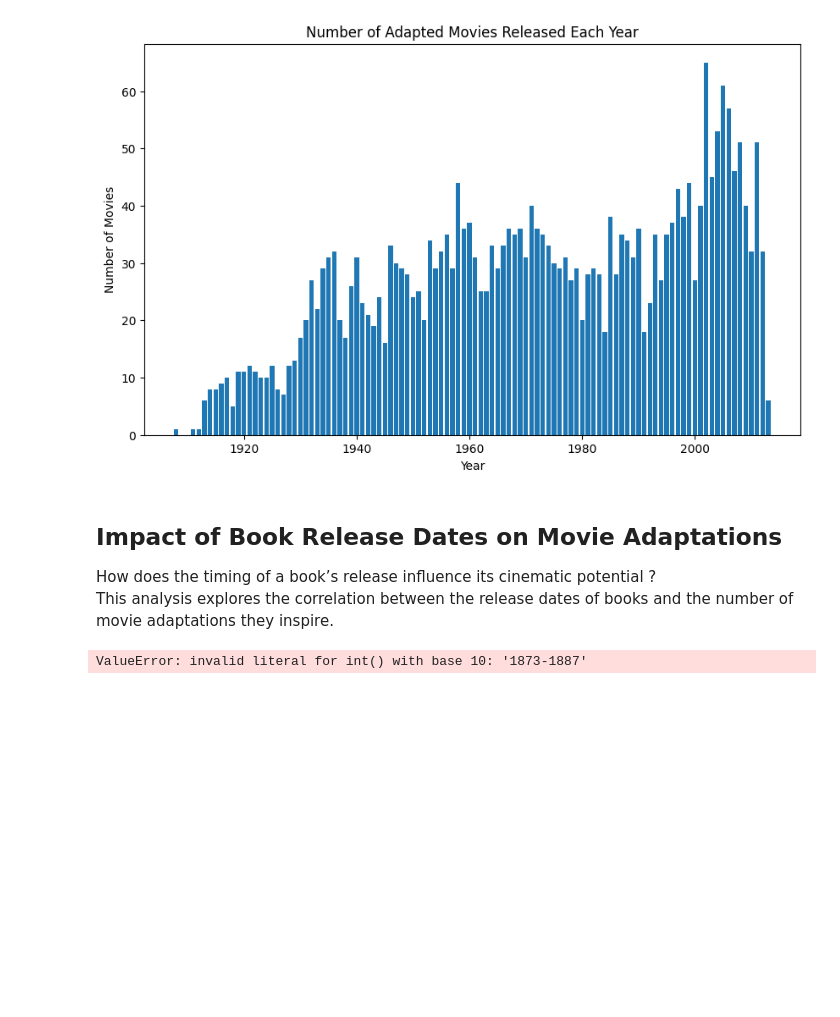
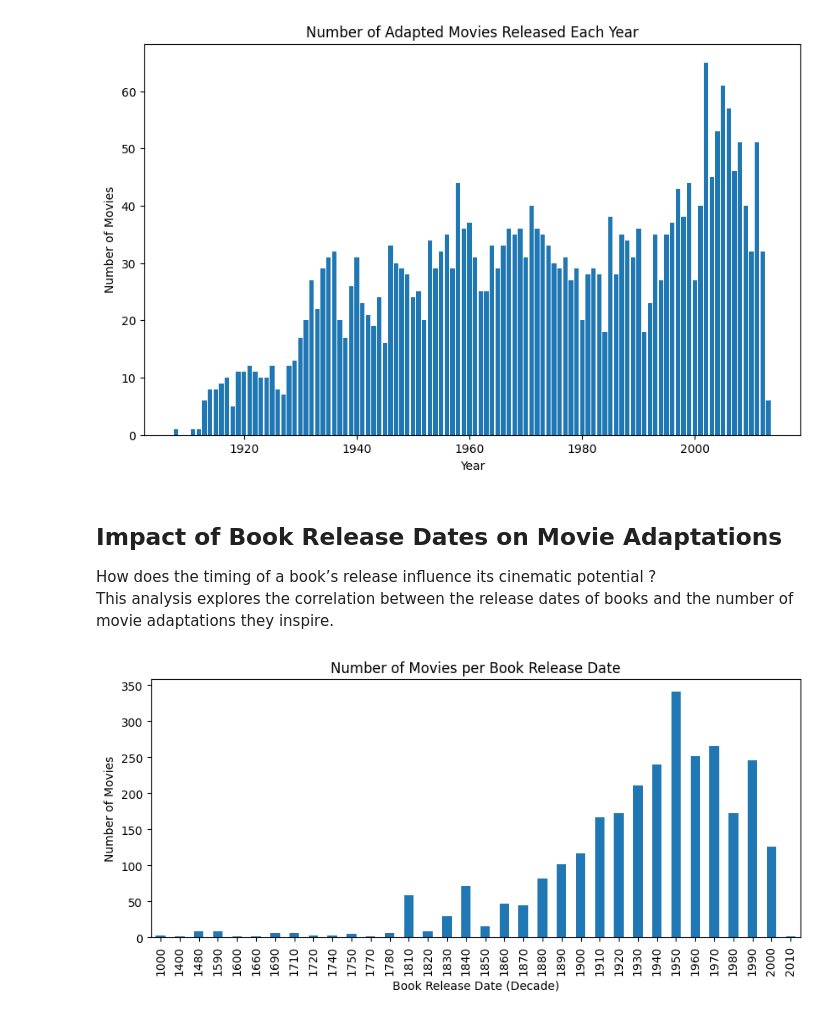
Before and after one commit to epfl-ada/ada-2024-project-padamalgame, a Jupyter notebook: results.ipynb, the cells around one changed output. Saved outputs shown, nothing was run; the diff lists cells and outputs as text; code cells hidden in the pictures; blank space fills up the shorter version.

```diff
--- a/results.ipynb
+++ b/results.ipynb
@@ -479,23 +472,23 @@ This analysis explores the correlation between the release dates of books and th
 # %%
 # Load the adapted_movies dataset
 adapted_movies = pd.read_csv('src/adapted_movies.csv')
 
 # Drop rows with NaN values in 'BookStartYear'
 adapted_movies = adapted_movies.dropna(subset=['BookStartYear'])
 
 # Convert 'BookStartYear' to integer
 adapted_movies['BookStartYear'] = adapted_movies['BookStartYear'].astype(int)
 
 # Create a new column for the decade
-adapted_movies['decade'] = (adapted_movies['BookStartYear'] // 10) * 10
+adapted_movies['BookDecade'] = (adapted_movies['BookStartYear'] // 10) * 10
 
 # Plot the bar chart grouped by decade
 plt.figure(figsize=(10, 4))
-adapted_movies['decade'].value_counts().sort_index().plot(kind='bar')
+adapted_movies['BookDecade'].value_counts().sort_index().plot(kind='bar')
 plt.title('Number of Movies per Book Release Date')
-plt.xlabel('Book Release Date (decade)')
+plt.xlabel('Book Release Date (Decade)')
 plt.ylabel('Number of Movies')
 plt.xticks(rotation=90)
 plt.show()
 # %% [output]
-ValueError: invalid literal for int() with base 10: '1873-1887'
+[figure, added]
```
Also changed, not shown: parts of 2 cells of this notebook.
